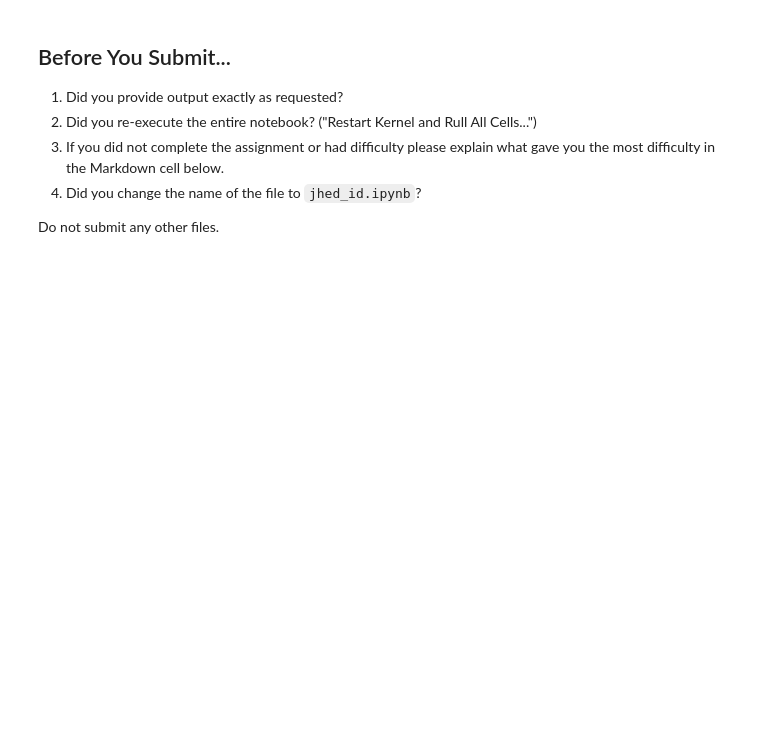
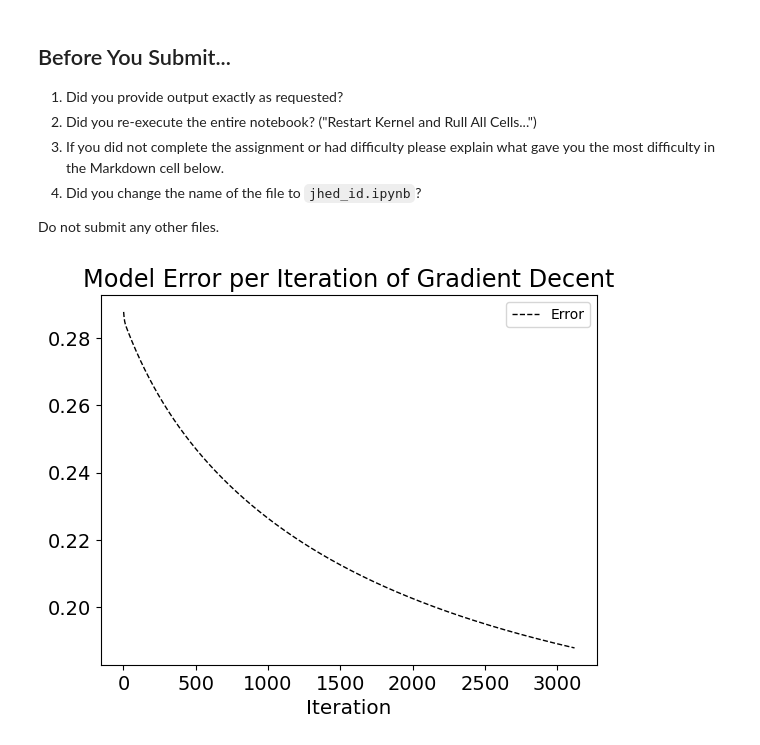
Before and after one commit to eved1018/EN.605.645.82.SP26, a Jupyter notebook: Module3/eedelst4_pa3.ipynb, the cells around one changed output. Saved outputs shown, nothing was run; the diff lists cells and outputs as text; code cells hidden in the pictures; blank space fills up the shorter version.

```diff
--- a/Module3/eedelst4_pa3.ipynb
+++ b/Module3/eedelst4_pa3.ipynb
@@ -370,19 +370,18 @@ def calculate_error(ys: List[int], yhats: List[float]) -> float | None:
 # %%
 # Tests
 ys = [0]
-yahts = [0]
+yhats = [0.0]
 error = calculate_error(ys, yhats)
-assert error is not None and round(error, 3) == 0.301  # test 1 - error is well defined even for y and yhat == 0
+assert error is not None and error == 0  # test 1 - error is well defined even for y and yhat == 0
 
 ys = [0]
-yahts = [-1.2]
+yhats = [-1.2]
 error = calculate_error(ys, yhats)
-assert error is not None and round(error, 3) == 0.301  # test 2 - error is well defined even for y and yhat == 0
+assert error is not None and round(error, 3) == -0.342  # test 2 - error is well defined even for negative yhat
 
 ys = [2]
-yahts = [-1.2]
+yhats = [-1.2]
 error = calculate_error(ys, yhats)
-
 assert error is None  # test 3 - error is none if target variable is non-binary
 # %% [markdown]
 <a id="calculate_thetas"></a>
@@ -503,5 +502,5 @@ The algorithm begins by formatting the input data as a set of observed features
 # %%
-def learn_model(data: List[Tuple[List[float], int]], verbose: bool = False, epsilon: float = 10**-5, alpha: float = 0.1, print_freq: int = 1000) -> List[float]:
+def learn_model(data: List[Tuple[List[float], int]], verbose: bool = False, epsilon: float = 10**-5, alpha: float = 0.1, print_freq: int = 1000) -> Tuple[List[float], List[float]]:
     features, ys = parse_data(data)
 
     if features is None or ys is None:  # input error
@@ -519,6 +518,7 @@ def learn_model(data: List[Tuple[List[float], int]], verbose: bool = False, epsi
     if verbose:
         print("Iter\tError")
 
+    errors = [0.0]
     iterations = 0
     while abs(curr_error - prev_error) >= epsilon:
         thetas = calculate_thetas(thetas, features, ys, yhats, alpha)
@@ -536,8 +536,9 @@ def learn_model(data: List[Tuple[List[float], int]], verbose: bool = False, epsi
             print(f"{iterations}\t{curr_error:.6f}")
 
         iterations += 1
+        errors.append(curr_error)
 
-    return thetas
+    return thetas, errors
 # %%
 # Tests
 
@@ -731,4 +744,17 @@ Confusion Matrix: {'TN': 83, 'TP': 85, 'FN': 15, 'FP': 17}
 4. Did you change the name of the file to `jhed_id.ipynb`?
 
 Do not submit any other files.
+# %%
+# Extra: plot error over run
+data = generate_data(clean_data, 100, "hills")
+thetas, errors = learn_model(data)
+plt.figure()
+plt.title("Model Error per Iteration of Gradient Decent", size="xx-large")
+plt.xlabel("Iteration", size="x-large")
+plt.plot(range(1, len(errors)), errors[1:], "k^--", markersize=0,linewidth=1, label="Error")
+plt.tick_params(axis="both", which="major", labelsize=14)
+plt.legend()
+plt.show()
+# %% [output]
+[figure, added]
 # %%
```
Also changed, not shown: parts of 13 cells of this notebook, 3 other files.
